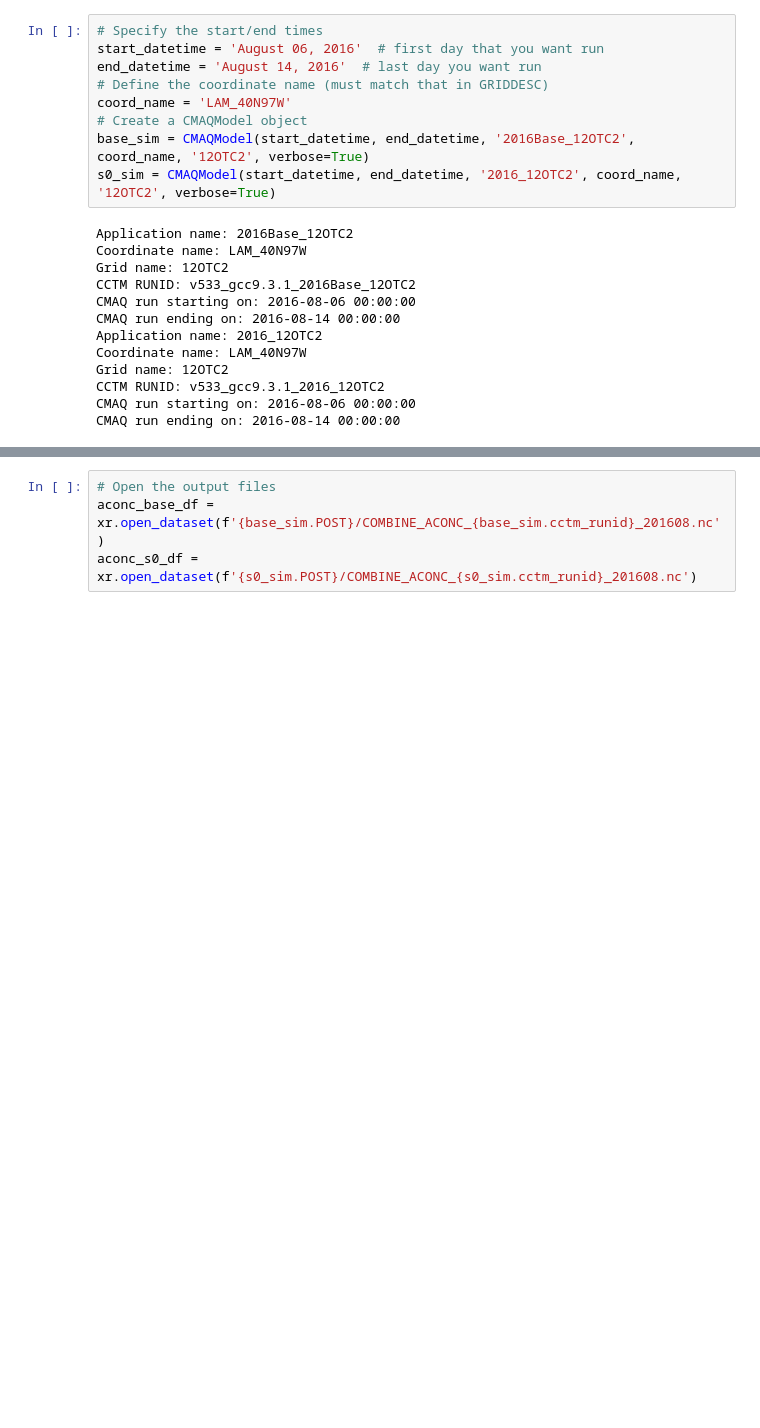
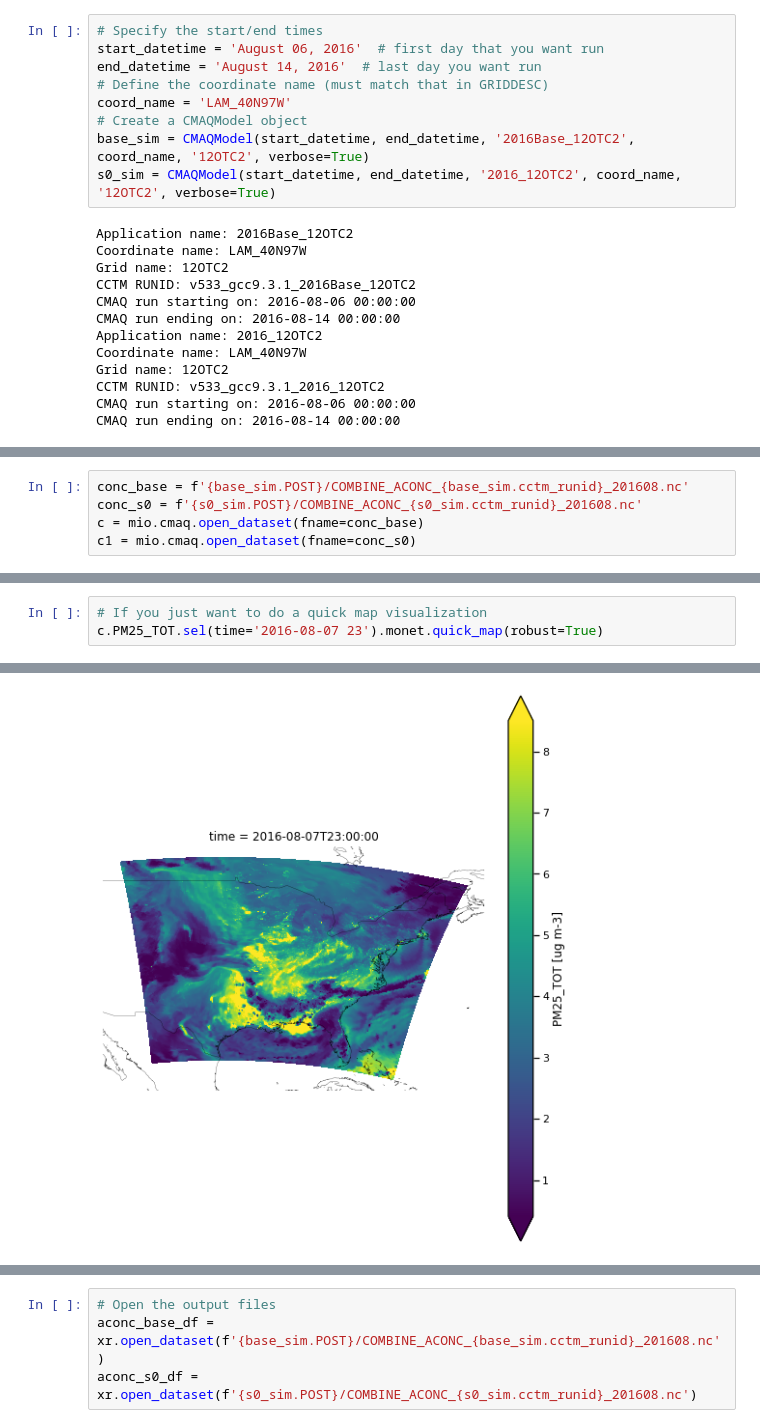
Before and after one commit to jeffreysward/cmaqpy, a Jupyter notebook: notebooks/Visualize cctm output dev.ipynb, the cells around one changed output, grey strips where cells are left out. Cells and saved outputs as stored; diff of their text form; blank space fills up the shorter version.

```diff
--- a/notebooks/Visualize cctm output dev.ipynb
+++ b/notebooks/Visualize cctm output dev.ipynb
@@ -34,0 +39,5 @@ base_sim.cctm_runid
+# %%
+conc_base = f'{base_sim.POST}/COMBINE_ACONC_{base_sim.cctm_runid}_201608.nc'
+conc_s0 = f'{s0_sim.POST}/COMBINE_ACONC_{s0_sim.cctm_runid}_201608.nc'
+c = mio.cmaq.open_dataset(fname=conc_base)
+c1 = mio.cmaq.open_dataset(fname=conc_s0)
@@ -34,0 +62,4 @@ base_sim.cctm_runid
+# %%
+# If you just want to do a quick map visualization
+c.PM25_TOT.sel(time='2016-08-07 23').monet.quick_map(robust=True)
+# %% [output]
@@ -34,0 +67 @@ base_sim.cctm_runid
+[figure, added]
```
Also changed, not shown: parts of 11 cells of this notebook, 13 other files.
